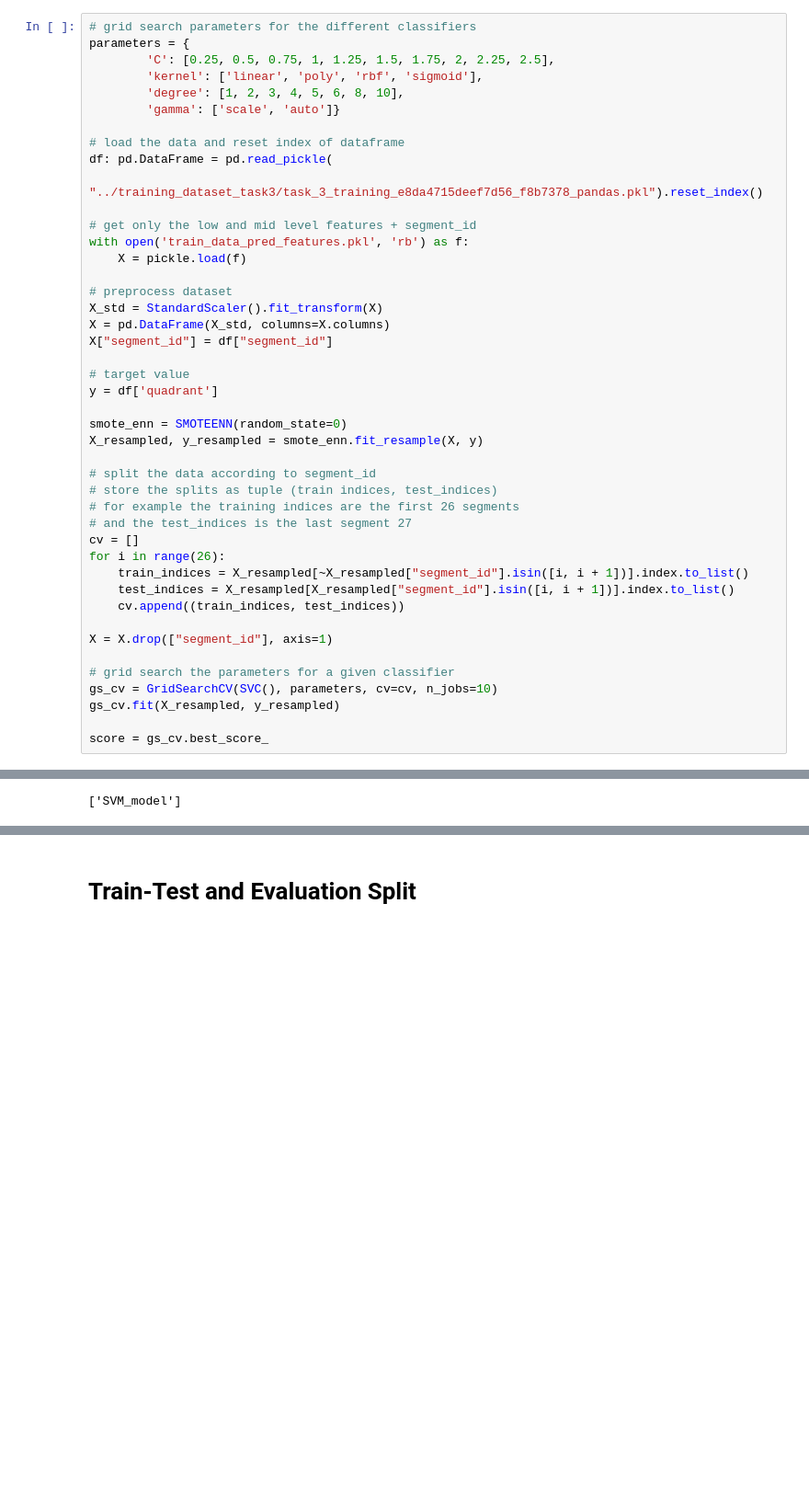
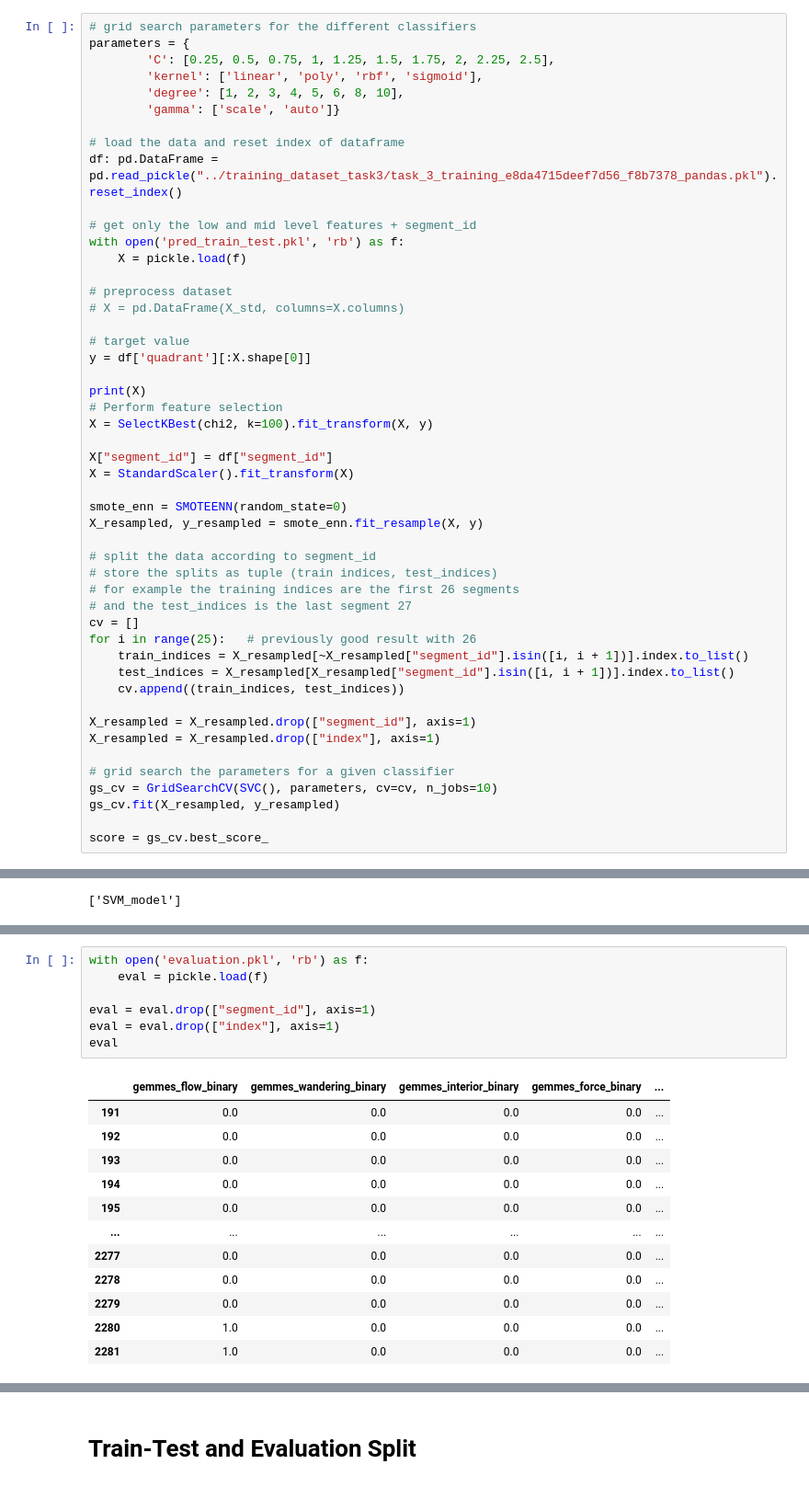
Before and after one commit to The-Deadly-Hyenas/Data-Classification, a Jupyter notebook: patrick/high_level.ipynb, the cells around one changed output, grey strips where cells are left out. Shown at 92% size. Drawn from its saved outputs; the diff is of its cells as text; blank space fills up the shorter version.

```diff
--- a/patrick/high_level.ipynb
+++ b/patrick/high_level.ipynb
@@ -438,20 +455,24 @@ parameters = {
         'gamma': ['scale', 'auto']}
 
 # load the data and reset index of dataframe
-df: pd.DataFrame = pd.read_pickle(
-    "../training_dataset_task3/task_3_training_e8da4715deef7d56_f8b7378_pandas.pkl").reset_index()
+df: pd.DataFrame = pd.read_pickle("../training_dataset_task3/task_3_training_e8da4715deef7d56_f8b7378_pandas.pkl").reset_index()
 
 # get only the low and mid level features + segment_id
-with open('train_data_pred_features.pkl', 'rb') as f:
+with open('pred_train_test.pkl', 'rb') as f:
     X = pickle.load(f)
 
 # preprocess dataset
-X_std = StandardScaler().fit_transform(X)
-X = pd.DataFrame(X_std, columns=X.columns)
-X["segment_id"] = df["segment_id"]
+# X = pd.DataFrame(X_std, columns=X.columns)
 
 # target value
-y = df['quadrant']
+y = df['quadrant'][:X.shape[0]]
+
+print(X)
+# Perform feature selection
+X = SelectKBest(chi2, k=100).fit_transform(X, y)
+
+X["segment_id"] = df["segment_id"]
+X = StandardScaler().fit_transform(X)
 
 smote_enn = SMOTEENN(random_state=0)
 X_resampled, y_resampled = smote_enn.fit_resample(X, y)
@@ -461,12 +482,13 @@ X_resampled, y_resampled = smote_enn.fit_resample(X, y)
 # for example the training indices are the first 26 segments
 # and the test_indices is the last segment 27
 cv = []
-for i in range(26):
+for i in range(25):   # previously good result with 26
     train_indices = X_resampled[~X_resampled["segment_id"].isin([i, i + 1])].index.to_list()
     test_indices = X_resampled[X_resampled["segment_id"].isin([i, i + 1])].index.to_list()
     cv.append((train_indices, test_indices))
 
-X = X.drop(["segment_id"], axis=1)
+X_resampled = X_resampled.drop(["segment_id"], axis=1)
+X_resampled = X_resampled.drop(["index"], axis=1)
 
 # grid search the parameters for a given classifier
 gs_cv = GridSearchCV(SVC(), parameters, cv=cv, n_jobs=10)
@@ -488,0 +529,20 @@ gs_cv.best_params_
+# %%
+with open('evaluation.pkl', 'rb') as f:
+    eval = pickle.load(f)
+
+eval = eval.drop(["segment_id"], axis=1)
+eval = eval.drop(["index"], axis=1)
+eval
+# %% [output]
+|  | gemmes_flow_binary | gemmes_wandering_binary | gemmes_interior_binary | gemmes_force_binary | ... |
+| 191 | 0.0 | 0.0 | 0.0 | 0.0 | ... |
+| 192 | 0.0 | 0.0 | 0.0 | 0.0 | ... |
+| 193 | 0.0 | 0.0 | 0.0 | 0.0 | ... |
+| 194 | 0.0 | 0.0 | 0.0 | 0.0 | ... |
+| 195 | 0.0 | 0.0 | 0.0 | 0.0 | ... |
+| ... | ... | ... | ... | ... | ... |
+| 2277 | 0.0 | 0.0 | 0.0 | 0.0 | ... |
+| 2278 | 0.0 | 0.0 | 0.0 | 0.0 | ... |
+| 2279 | 0.0 | 0.0 | 0.0 | 0.0 | ... |
+| 2280 | 1.0 | 0.0 | 0.0 | 0.0 | ... |
+| 2281 | 1.0 | 0.0 | 0.0 | 0.0 | ... |
```
Also changed, not shown: parts of 14 cells of this notebook, 3 other files.
